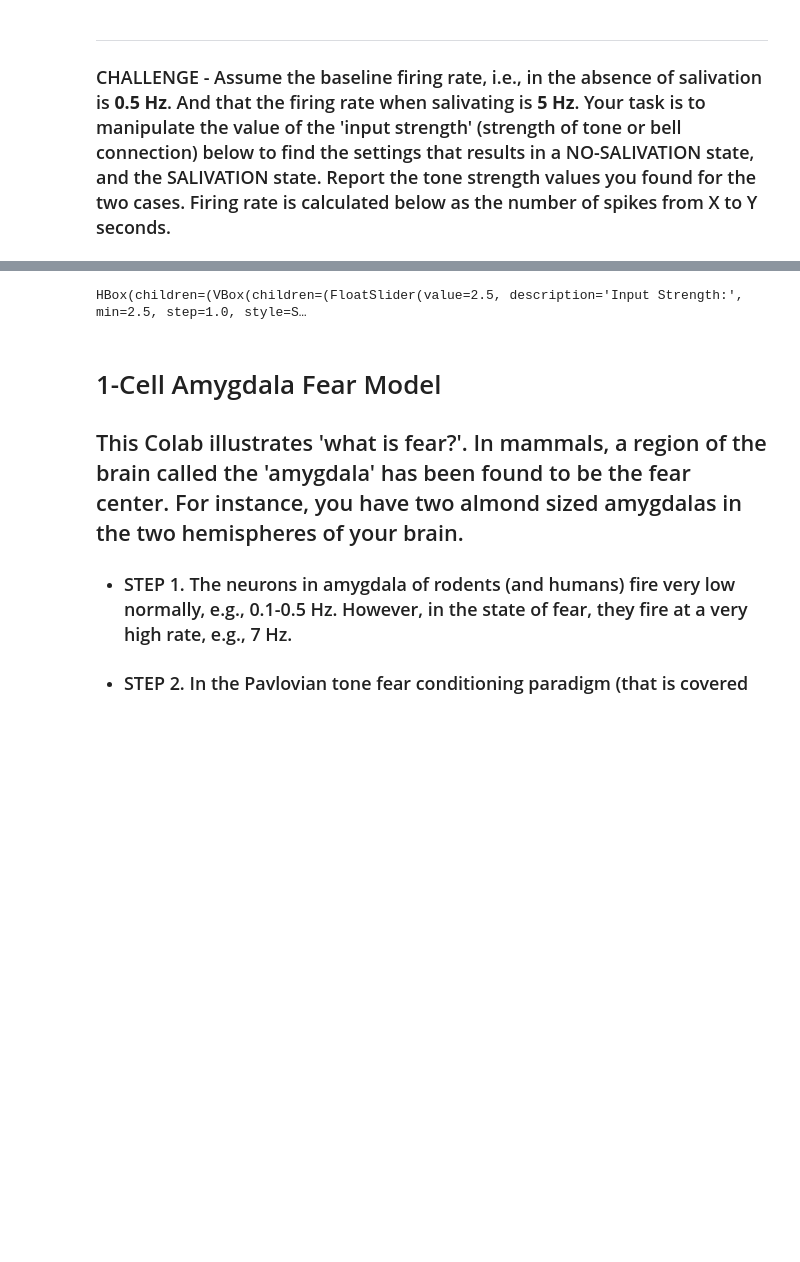
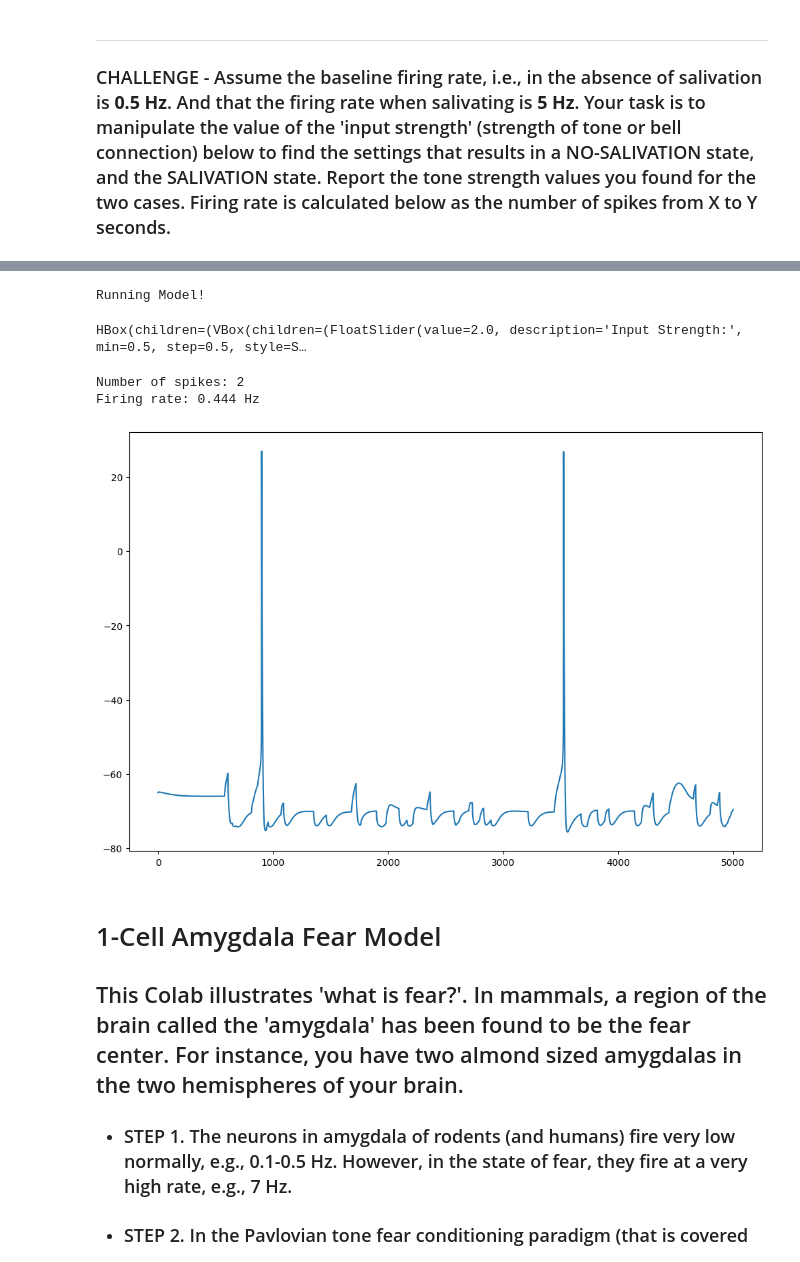
Before and after one commit to cyneuro/Fear-Lesson-Plans, a Jupyter notebook: Lesson-1-What-is-Fear/What-is-Fear.ipynb, the cells around one changed output, grey strips where cells are left out. Drawn from its saved outputs; the diff is of its cells as text; code cells hidden in the pictures; blank space fills up the shorter version.

Commit message:
updated min weight

```diff
--- a/Lesson-1-What-is-Fear/What-is-Fear.ipynb
+++ b/Lesson-1-What-is-Fear/What-is-Fear.ipynb
@@ -123,35 +125,39 @@ def model(PN_weight=None, PV_weight=None):
 
     # Calculate number of spikes
     num_spikes = len(spike_times_array)
 
     # Calculate firing rate (spikes per second)
     if h.tstop > 0:
         firing_rate = round(num_spikes / (4500 / 1000),3)  # Convert to seconds
     else:
         firing_rate = 0.0
 
     # Print results
     print("Number of spikes:", num_spikes)
     print("Firing rate:", firing_rate, "Hz")
 
     ax.plot(t, Soma_v)
     plt.show()
 
 # Create sliders
-PN_weight_slider = widgets.FloatSlider(value=2.5, min=2.5, max=100.0, step=1, description='Input Strength:',style=dict(description_width='initial'))
+PN_weight_slider = widgets.FloatSlider(value=2.0, min=1, max=100.0, step=1, description='Input Strength:',style=dict(description_width='initial'))
 
 # Create Run button
 run_button = widgets.Button(description="Run")
 run_button.on_click(run_model)
 
 # Arrange widgets using HBox and VBox
 slider_box = widgets.VBox([PN_weight_slider])
 controls_box = widgets.HBox([slider_box, run_button])
 
 # Display widgets
 display(controls_box)
 # %% [output]
-HBox(children=(VBox(children=(FloatSlider(value=2.5, description='Input Strength:', min=2.5, step=1.0, style=S…
+Running Model!
+HBox(children=(VBox(children=(FloatSlider(value=2.0, description='Input Strength:', min=0.5, step=0.5, style=S…
+Number of spikes: 2
+Firing rate: 0.444 Hz
+[figure, added]
 # %% [markdown]
 # 1-Cell Amygdala Fear Model
 ## This Colab illustrates 'what is fear?'. In mammals, a region of the brain called the 'amygdala' has been found to be the fear center. For instance, you have two almond sized amygdalas in the two hemispheres of your brain.
```
Also changed, not shown: parts of 2 cells of this notebook, 1 other file.
